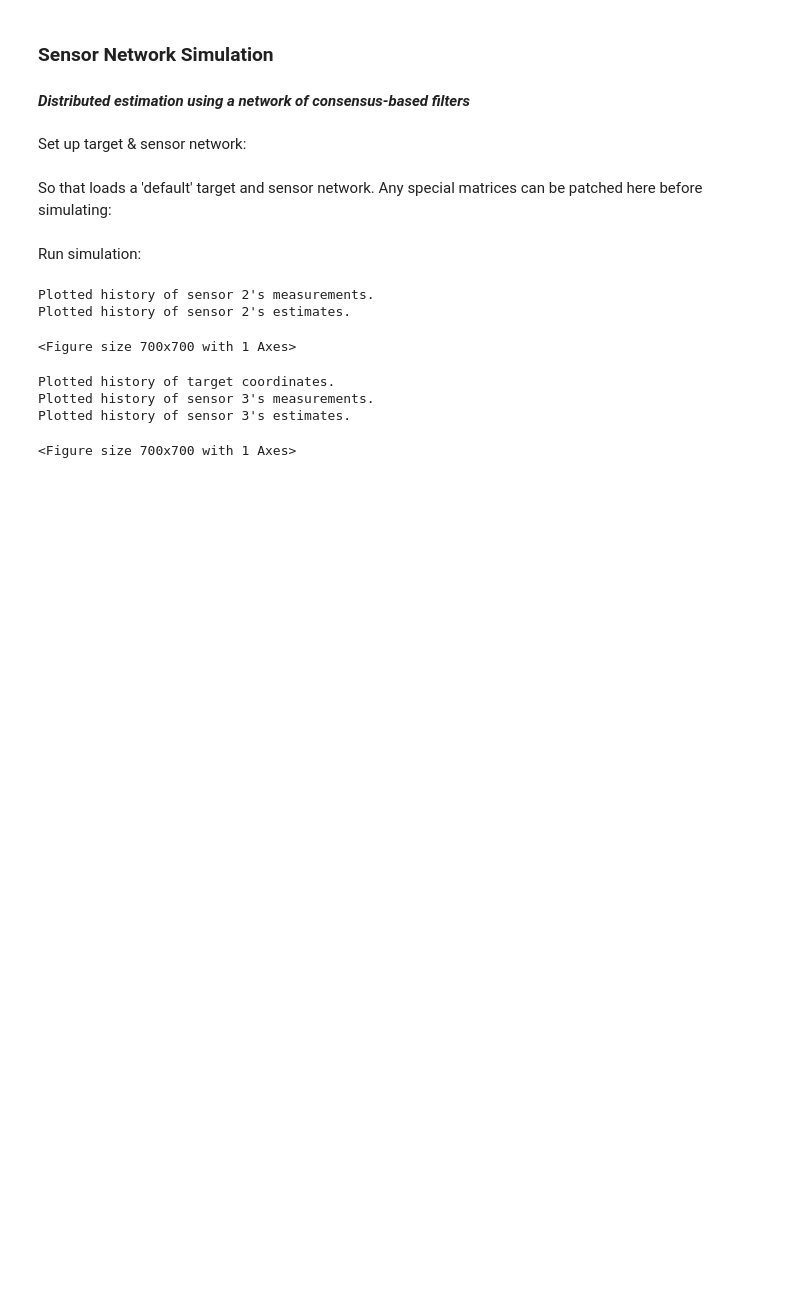
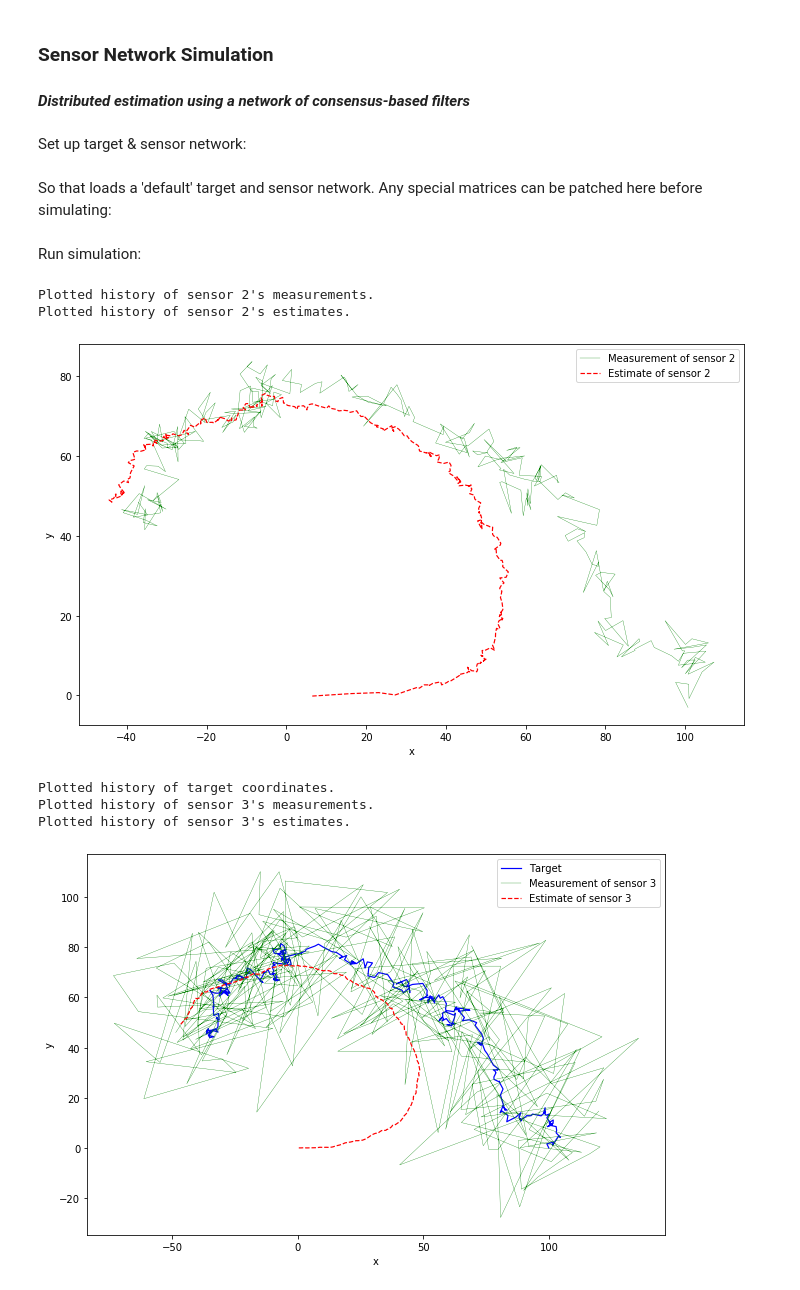
Before and after one commit to shirazkn/sensor-network-sim, a Jupyter notebook: dev/main.ipynb, the cells around one changed output. Saved outputs shown, nothing was run; the diff lists cells and outputs as text; code cells hidden in the pictures; blank space fills up the shorter version.

```diff
--- a/dev/main.ipynb
+++ b/dev/main.ipynb
@@ -6,6 +6,7 @@ Set up target & sensor network:
 # %%
 import sys
 sys.path.append('..')
+%matplotlib inline
 
 import os
 import settings.input
@@ -13,33 +14,33 @@ import settings.initialize
 
 # Input (.json) files containing target, network
 input_files = []
-input_files.append(os.path.join("..", "settings","json_files", "target.json"))
-input_files.append(os.path.join("..", "settings","json_files", "sensor-network.json"))
+input_files.append(os.path.join("..", "settings","json_files", "target-rotating.json"))
+input_files.append(os.path.join("..", "settings","json_files", "sensor-network-1.json"))
 
 # Read input files
-raw_data = settings.input.read_configs(input_files)
-input_data  = settings.initialize.do_everything(raw_data)
+input_data = settings.input.read(input_files)
 # %% [markdown]
 So that loads a 'default' target and sensor network. Any special matrices can be patched here before simulating:
 # %%
 input_data["scheme"] = "OMVF"
 input_data["network"]["noise_covariances"]["3"] = [[300, 0], [0, 300]]
+input_data["network"]["noise_covariances"]["6"] = [[300, 0], [0, 300]]
 # %% [markdown]
 Run simulation:
 # %%
-from simulation import simulate
-sim_history = simulate(input_data, duration = 50)
+from sim.simulation import simulate
+results = simulate(input_data, duration = 300, est_scheme="OIVF")
 
-sim_history.plot_xy(target=False, estimates_of="2", measurements_of="2")
-sim_history.plot_xy(target=True, estimates_of="3", measurements_of="3")
+results.plot_xy(target=False, estimates_of="2", measurements_of="2")
+results.plot_xy(target=True, estimates_of="3", measurements_of="3")
 # %% [output]
 Plotted history of sensor 2's measurements.
 Plotted history of sensor 2's estimates.
+[figure, added]
-<Figure size 700x700 with 1 Axes>
+Plotted history of target coordinates.
+Plotted history of sensor 3's measurements.
+Plotted history of sensor 3's estimates.
-Plotted history of target coordinates.
-Plotted history of sensor 3's measurements.
-Plotted history of sensor 3's estimates.
-<Figure size 700x700 with 1 Axes>
+[figure, added]
 # %%
 # vars(network.sensors["3"])
 # %%
```
Also changed, not shown: 17 other files.
